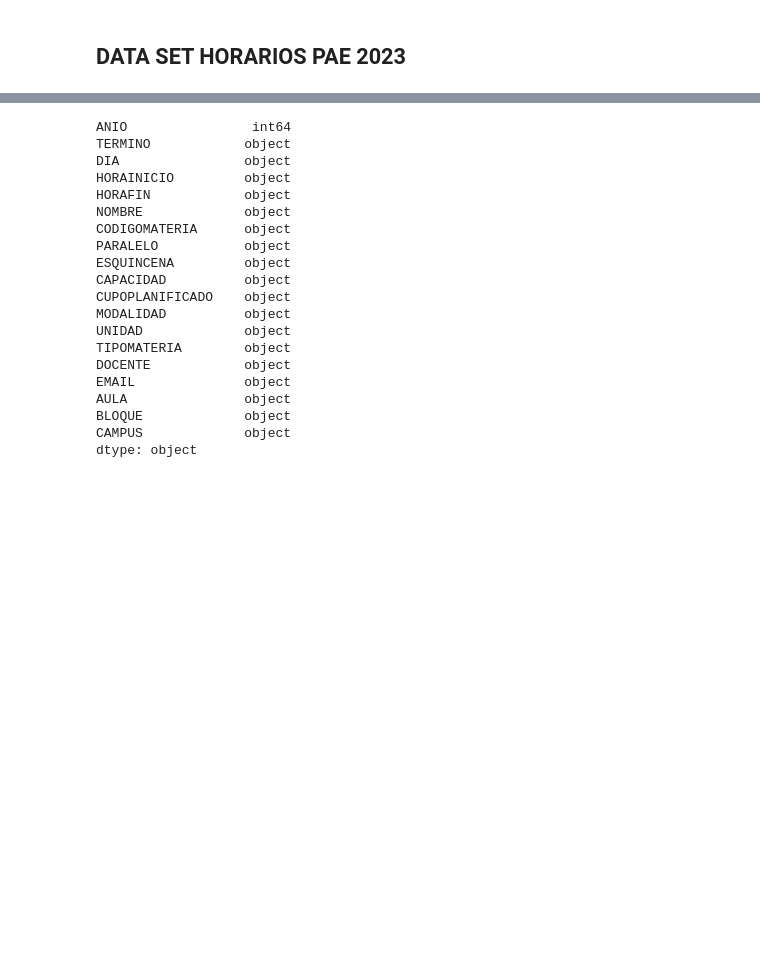
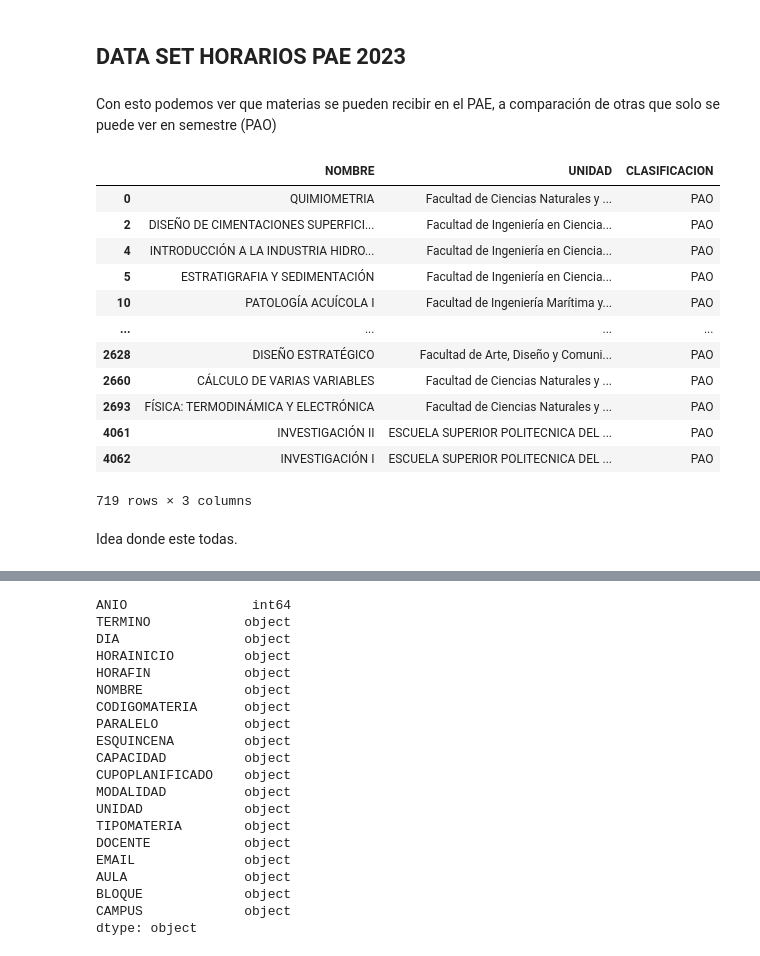
Before and after one commit to lromeror/Group_Slytheryn, a Jupyter notebook: EDA_ESPOL/EDA_ESPOL_PAE_PRE.ipynb, the cells around one changed output, grey strips where cells are left out. Cells and saved outputs as stored; diff of their text form; code cells hidden in the pictures; blank space fills up the shorter version.

```diff
--- a/EDA_ESPOL/EDA_ESPOL_PAE_PRE.ipynb
+++ b/EDA_ESPOL/EDA_ESPOL_PAE_PRE.ipynb
@@ -57,7 +59,30 @@ df_H_p
 127 rows × 19 columns
 # %% [markdown]
 ##  DATA SET HORARIOS PAE 2023
+# %% [markdown]
+Con esto podemos ver que materias se  pueden recibir en el PAE, a comparación de otras que solo se puede ver en semestre (PAO)
 # %%
 subjects_all = df_PE_s["NOMBRE"].unique()
 subjects_pae = df_H_p["NOMBRE"].unique()
 subjects_no_pae = subjects_all[np.isin(subjects_all,subjects_pae)==False]
+# %%
+df_materias = df_PE_s.drop_duplicates(subset=['NOMBRE'])[['NOMBRE','UNIDAD']]
+df_materias['CLASIFICACION'] = ['PAO']*df_materias.shape[0]
+df_materias['CLASIFICACION'][np.isin(subjects_all,subjects_pae)]='PAE'
+df_materias
+# %% [output]
+|  | NOMBRE | UNIDAD | CLASIFICACION |
+| 0 | QUIMIOMETRIA | Facultad de Ciencias Naturales y ... | PAO |
+| 2 | DISEÑO DE CIMENTACIONES SUPERFICI... | Facultad de Ingeniería en Ciencia... | PAO |
+| 4 | INTRODUCCIÓN A LA INDUSTRIA HIDRO... | Facultad de Ingeniería en Ciencia... | PAO |
+| 5 | ESTRATIGRAFIA Y SEDIMENTACIÓN | Facultad de Ingeniería en Ciencia... | PAO |
+| 10 | PATOLOGÍA ACUÍCOLA I | Facultad de Ingeniería Marítima y... | PAO |
+| ... | ... | ... | ... |
+| 2628 | DISEÑO ESTRATÉGICO | Facultad de Arte, Diseño y Comuni... | PAO |
+| 2660 | CÁLCULO DE VARIAS VARIABLES | Facultad de Ciencias Naturales y ... | PAO |
+| 2693 | FÍSICA: TERMODINÁMICA Y ELECTRÓNICA | Facultad de Ciencias Naturales y ... | PAO |
+| 4061 | INVESTIGACIÓN II | ESCUELA SUPERIOR POLITECNICA DEL ... | PAO |
+| 4062 | INVESTIGACIÓN I | ESCUELA SUPERIOR POLITECNICA DEL ... | PAO |
+719 rows × 3 columns
+# %% [markdown]
+Idea donde este todas.
```
Also changed, not shown: parts of 12 cells of this notebook, 2 other files.
